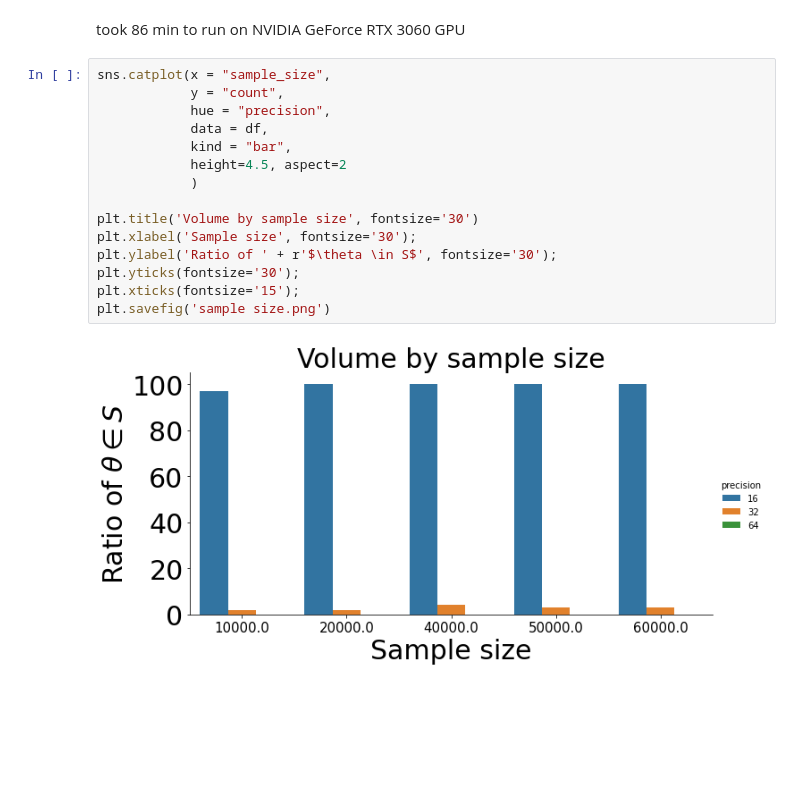
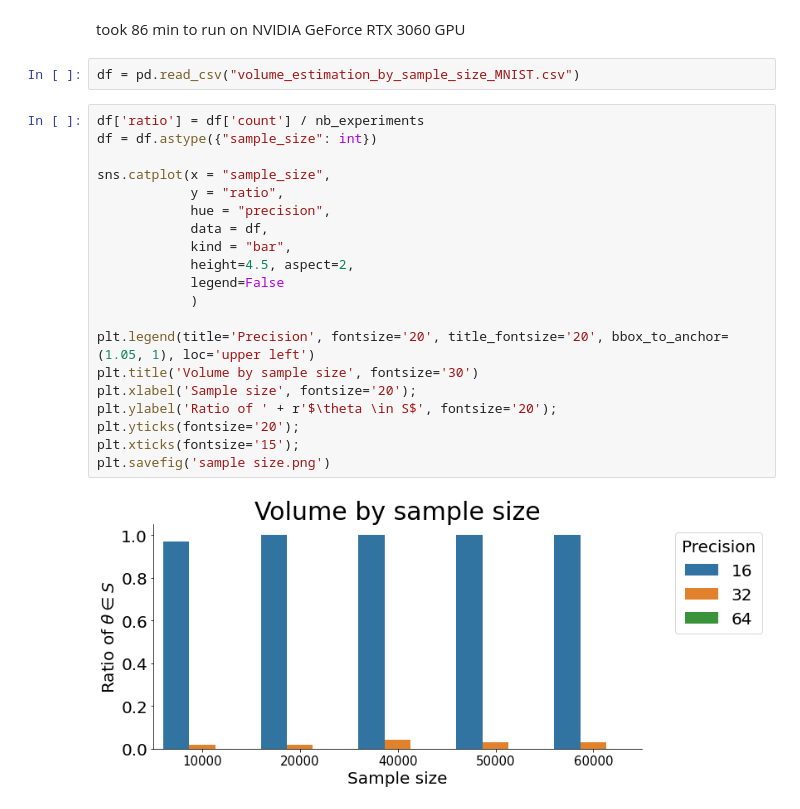
Before and after one commit to CS-433/ml-project-2-ristrettolearning-2, a Jupyter notebook: notebooks/Volume estimation.ipynb, the cells around one changed output. Saved outputs shown, nothing was run; the diff lists cells and outputs as text; blank space fills up the shorter version.

```diff
--- a/notebooks/Volume estimation.ipynb
+++ b/notebooks/Volume estimation.ipynb
@@ -303,20 +313,27 @@ for precision in tqdm([16,32,64], desc='precision'):
 df.to_csv("volume_estimation_by_sample_size_MNIST.csv")
 # %% [markdown]
 took 86 min to run on NVIDIA GeForce RTX 3060 GPU
+# %%
+df = pd.read_csv("volume_estimation_by_sample_size_MNIST.csv")
 # %%
+df['ratio'] = df['count'] / nb_experiments
+df = df.astype({"sample_size": int})
+
 sns.catplot(x = "sample_size",
-            y = "count",
+            y = "ratio",
             hue = "precision",
             data = df,
             kind = "bar",
-            height=4.5, aspect=2
+            height=4.5, aspect=2,
+            legend=False
             )
 
+plt.legend(title='Precision', fontsize='20', title_fontsize='20', bbox_to_anchor=(1.05, 1), loc='upper left')
 plt.title('Volume by sample size', fontsize='30')
-plt.xlabel('Sample size', fontsize='30');
-plt.ylabel('Ratio of ' + r'$\theta \in S$', fontsize='30');
-plt.yticks(fontsize='30');
+plt.xlabel('Sample size', fontsize='20');
+plt.ylabel('Ratio of ' + r'$\theta \in S$', fontsize='20');
+plt.yticks(fontsize='20');
 plt.xticks(fontsize='15');
 plt.savefig('sample size.png')
 # %% [output]
-[figure, old version]
+[figure, new version]
```
Also changed, not shown: parts of 5 cells of this notebook, 4 other files.
